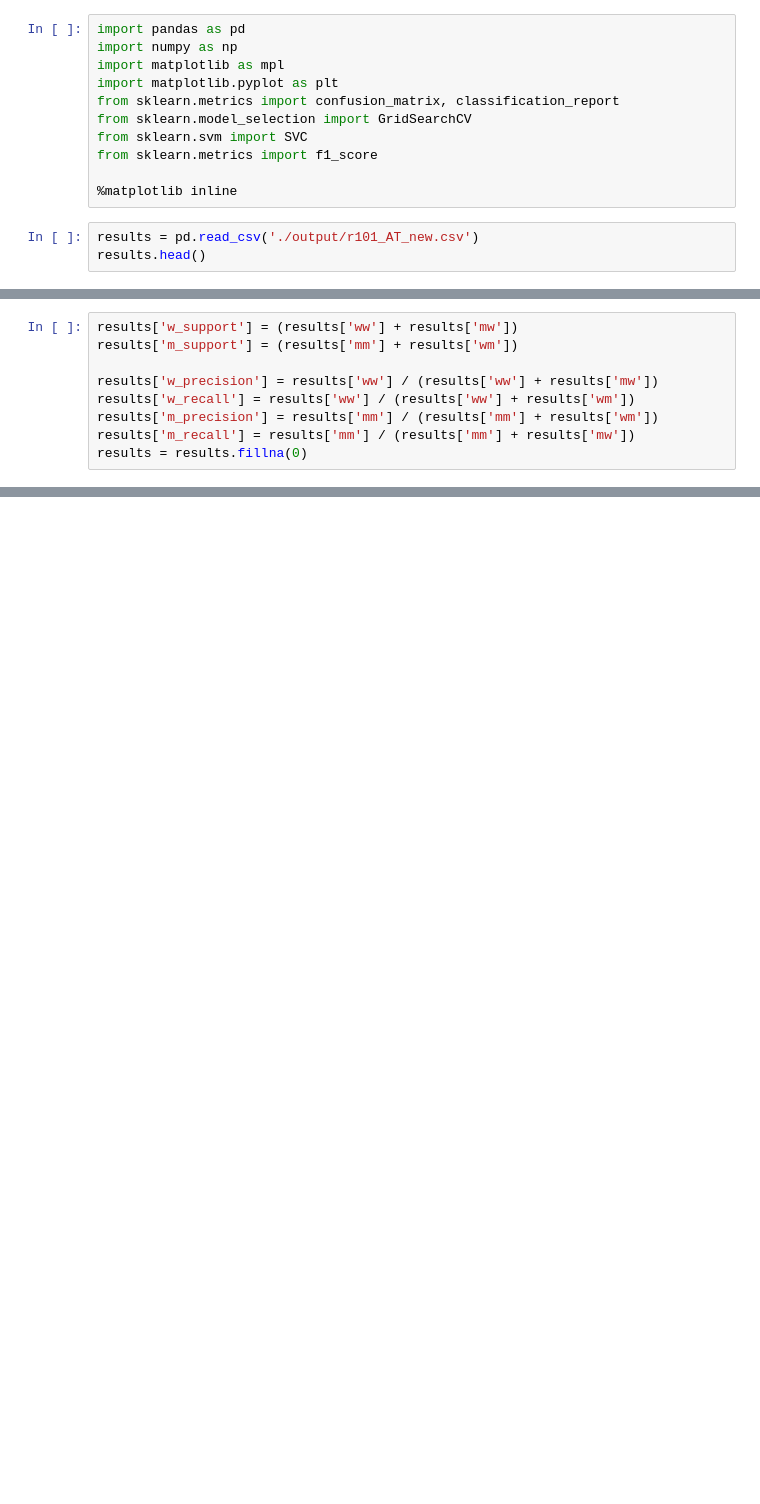
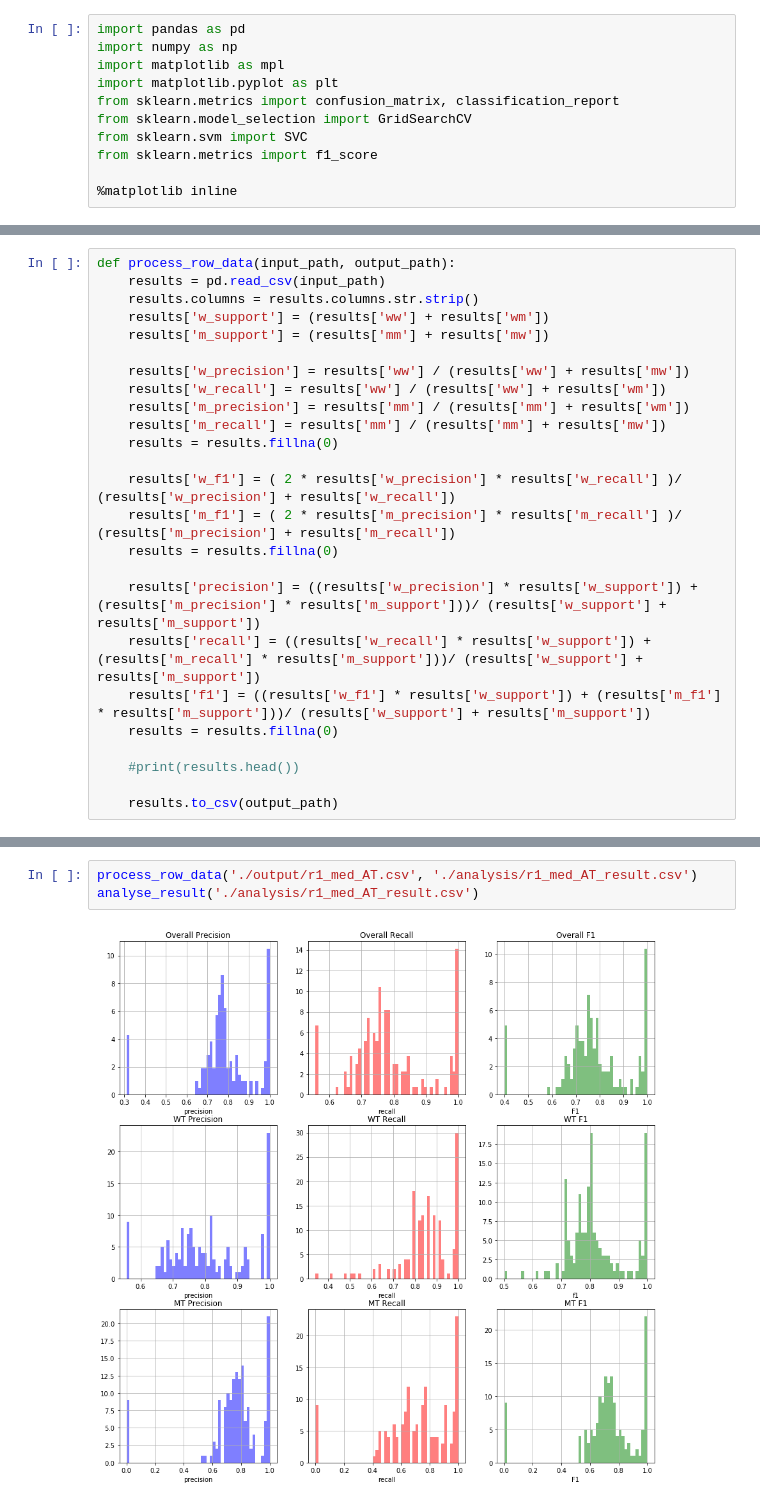
Before and after one commit to liwencong1995/SDS-Capstone-Zebrafish, a Jupyter notebook: analyse_result.ipynb, the cells around one changed output, grey strips where cells are left out. Saved outputs shown, nothing was run; the diff lists cells and outputs as text; blank space fills up the shorter version.

Commit message:
analyse results

```diff
--- a/analyse_result.ipynb
+++ b/analyse_result.ipynb
@@ -9,6 +9,3 @@ from sklearn.svm import SVC
 from sklearn.metrics import f1_score
 
 %matplotlib inline
-# %%
-results = pd.read_csv('./output/r101_AT_new.csv')
-results.head()
@@ -27,9 +14,25 @@ list(results)
 # %%
-results['w_support'] = (results['ww'] + results['mw'])
-results['m_support'] = (results['mm'] + results['wm'])
+def process_row_data(input_path, output_path):
+    results = pd.read_csv(input_path)
+    results.columns = results.columns.str.strip()
+    results['w_support'] = (results['ww'] + results['wm'])
+    results['m_support'] = (results['mm'] + results['mw'])
 
-results['w_precision'] = results['ww'] / (results['ww'] + results['mw'])
-results['w_recall'] = results['ww'] / (results['ww'] + results['wm'])
-results['m_precision'] = results['mm'] / (results['mm'] + results['wm'])
-results['m_recall'] = results['mm'] / (results['mm'] + results['mw'])
-results = results.fillna(0)
+    results['w_precision'] = results['ww'] / (results['ww'] + results['mw'])
+    results['w_recall'] = results['ww'] / (results['ww'] + results['wm'])
+    results['m_precision'] = results['mm'] / (results['mm'] + results['wm'])
+    results['m_recall'] = results['mm'] / (results['mm'] + results['mw'])
+    results = results.fillna(0)
+
+    results['w_f1'] = ( 2 * results['w_precision'] * results['w_recall'] )/ (results['w_precision'] + results['w_recall'])
+    results['m_f1'] = ( 2 * results['m_precision'] * results['m_recall'] )/ (results['m_precision'] + results['m_recall'])
+    results = results.fillna(0)
+
+    results['precision'] = ((results['w_precision'] * results['w_support']) + (results['m_precision'] * results['m_support']))/ (results['w_support'] + results['m_support'])
+    results['recall'] = ((results['w_recall'] * results['w_support']) + (results['m_recall'] * results['m_support']))/ (results['w_support'] + results['m_support'])
+    results['f1'] = ((results['w_f1'] * results['w_support']) + (results['m_f1'] * results['m_support']))/ (results['w_support'] + results['m_support'])
+    results = results.fillna(0)
+
+    #print(results.head())
+
+    results.to_csv(output_path)
@@ -55,0 +108,5 @@ results.to_csv('./analysis/AT_101_result.csv')
+# %%
+process_row_data('./output/r1_med_AT.csv', './analysis/r1_med_AT_result.csv')
+analyse_result('./analysis/r1_med_AT_result.csv')
+# %% [output]
+[figure, added]
```
Also changed, not shown: parts of 13 cells of this notebook, 9 other files.
